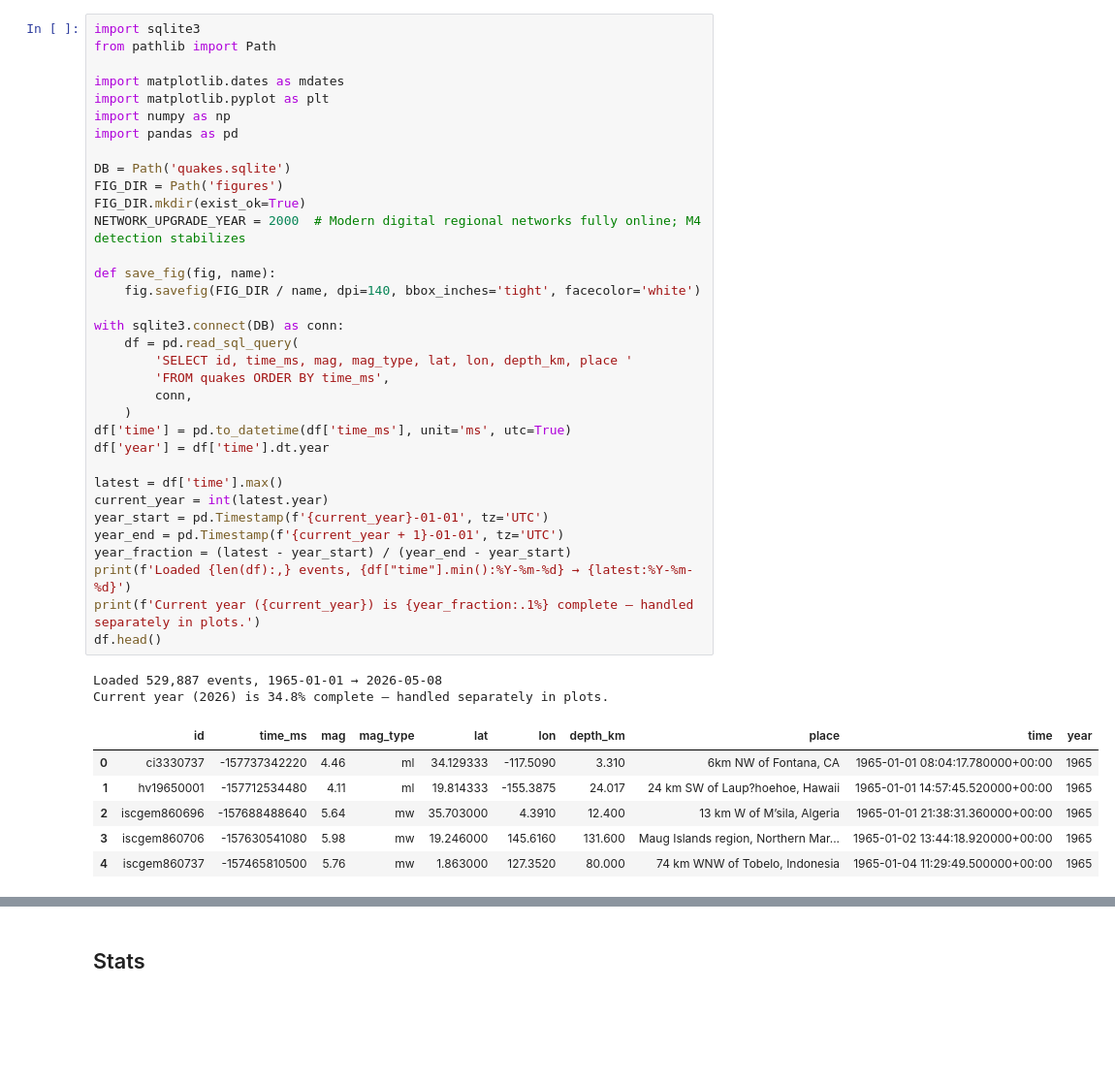
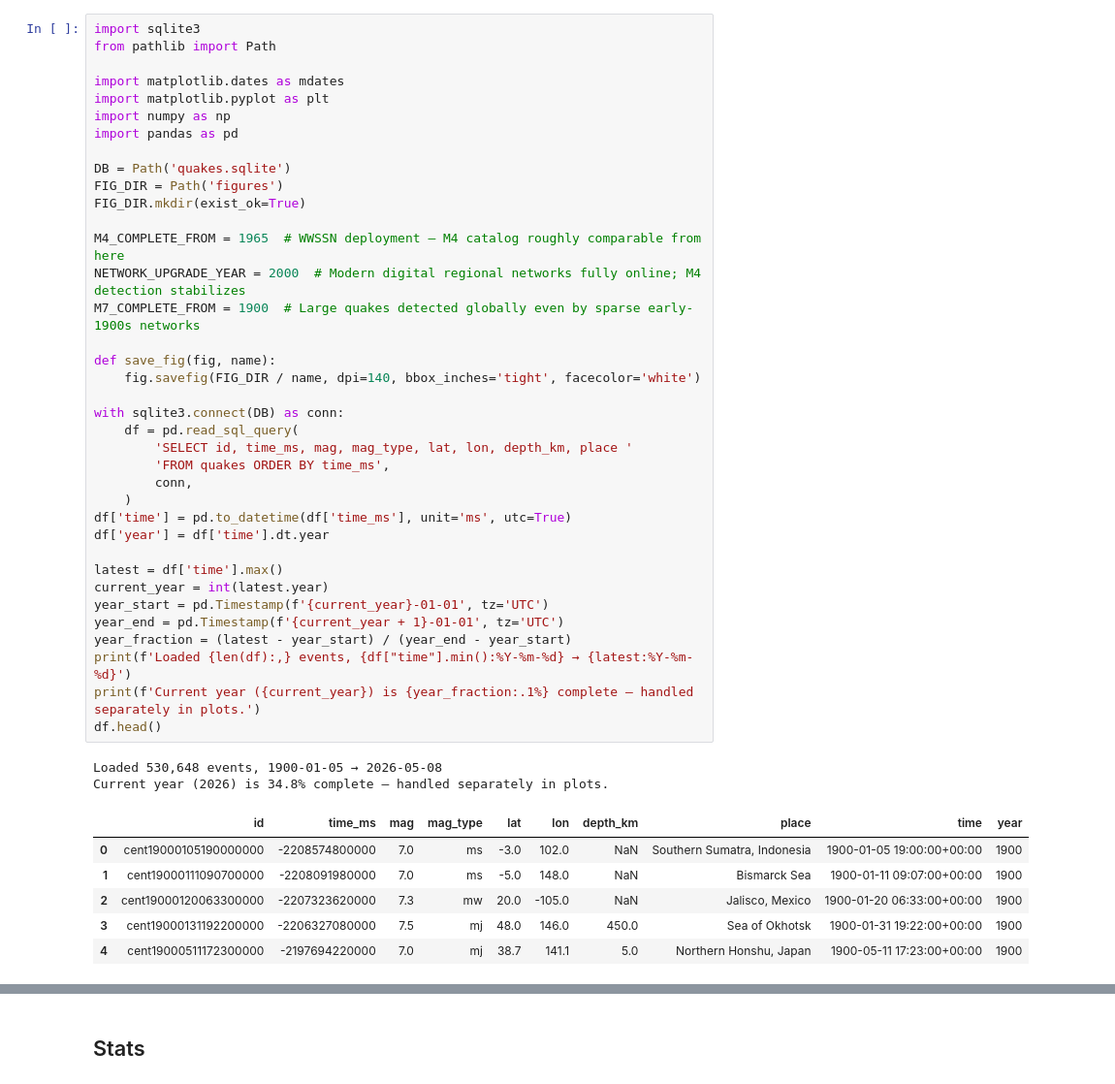
Before and after one commit to Biblejustin/earthquakes, a Jupyter notebook: earthquakes.ipynb, the cells around one changed output, grey strips where cells are left out. Shown at 97% size. Drawn from its saved outputs; the diff is of its cells as text; blank space fills up the shorter version.

```diff
--- a/earthquakes.ipynb
+++ b/earthquakes.ipynb
@@ -16,39 +18,42 @@ import numpy as np
 import pandas as pd
 
 DB = Path('quakes.sqlite')
 FIG_DIR = Path('figures')
 FIG_DIR.mkdir(exist_ok=True)
+
+M4_COMPLETE_FROM = 1965  # WWSSN deployment — M4 catalog roughly comparable from here
 NETWORK_UPGRADE_YEAR = 2000  # Modern digital regional networks fully online; M4 detection stabilizes
+M7_COMPLETE_FROM = 1900  # Large quakes detected globally even by sparse early-1900s networks
 
 def save_fig(fig, name):
     fig.savefig(FIG_DIR / name, dpi=140, bbox_inches='tight', facecolor='white')
 
 with sqlite3.connect(DB) as conn:
     df = pd.read_sql_query(
         'SELECT id, time_ms, mag, mag_type, lat, lon, depth_km, place '
         'FROM quakes ORDER BY time_ms',
         conn,
     )
 df['time'] = pd.to_datetime(df['time_ms'], unit='ms', utc=True)
 df['year'] = df['time'].dt.year
 
 latest = df['time'].max()
 current_year = int(latest.year)
 year_start = pd.Timestamp(f'{current_year}-01-01', tz='UTC')
 year_end = pd.Timestamp(f'{current_year + 1}-01-01', tz='UTC')
 year_fraction = (latest - year_start) / (year_end - year_start)
 print(f'Loaded {len(df):,} events, {df["time"].min():%Y-%m-%d} → {latest:%Y-%m-%d}')
 print(f'Current year ({current_year}) is {year_fraction:.1%} complete — handled separately in plots.')
 df.head()
 # %% [output]
-Loaded 529,887 events, 1965-01-01 → 2026-05-08
+Loaded 530,648 events, 1900-01-05 → 2026-05-08
 Current year (2026) is 34.8% complete — handled separately in plots.
 |  | id | time_ms | mag | mag_type | lat | lon | depth_km | place | time | year |
-| 0 | ci3330737 | -157737342220 | 4.46 | ml | 34.129333 | -117.5090 | 3.310 | 6km NW of Fontana, CA | 1965-01-01 08:04:17.780000+00:00 | 1965 |
-| 1 | hv19650001 | -157712534480 | 4.11 | ml | 19.814333 | -155.3875 | 24.017 | 24 km SW of Laup?hoehoe, Hawaii | 1965-01-01 14:57:45.520000+00:00 | 1965 |
-| 2 | iscgem860696 | -157688488640 | 5.64 | mw | 35.703000 | 4.3910 | 12.400 | 13 km W of M’sila, Algeria | 1965-01-01 21:38:31.360000+00:00 | 1965 |
-| 3 | iscgem860706 | -157630541080 | 5.98 | mw | 19.246000 | 145.6160 | 131.600 | Maug Islands region, Northern Mar... | 1965-01-02 13:44:18.920000+00:00 | 1965 |
-| 4 | iscgem860737 | -157465810500 | 5.76 | mw | 1.863000 | 127.3520 | 80.000 | 74 km WNW of Tobelo, Indonesia | 1965-01-04 11:29:49.500000+00:00 | 1965 |
+| 0 | cent19000105190000000 | -2208574800000 | 7.0 | ms | -3.0 | 102.0 | NaN | Southern Sumatra, Indonesia | 1900-01-05 19:00:00+00:00 | 1900 |
+| 1 | cent19000111090700000 | -2208091980000 | 7.0 | ms | -5.0 | 148.0 | NaN | Bismarck Sea | 1900-01-11 09:07:00+00:00 | 1900 |
+| 2 | cent19000120063300000 | -2207323620000 | 7.3 | mw | 20.0 | -105.0 | NaN | Jalisco, Mexico | 1900-01-20 06:33:00+00:00 | 1900 |
+| 3 | cent19000131192200000 | -2206327080000 | 7.5 | mj | 48.0 | 146.0 | 450.0 | Sea of Okhotsk | 1900-01-31 19:22:00+00:00 | 1900 |
+| 4 | cent19000511172300000 | -2197694220000 | 7.0 | mj | 38.7 | 141.1 | 5.0 | Northern Honshu, Japan | 1900-05-11 17:23:00+00:00 | 1900 |
 # %% [markdown]
 ## Magnitude vs Time
 
```
Also changed, not shown: parts of 10 cells of this notebook, 4 other files.
